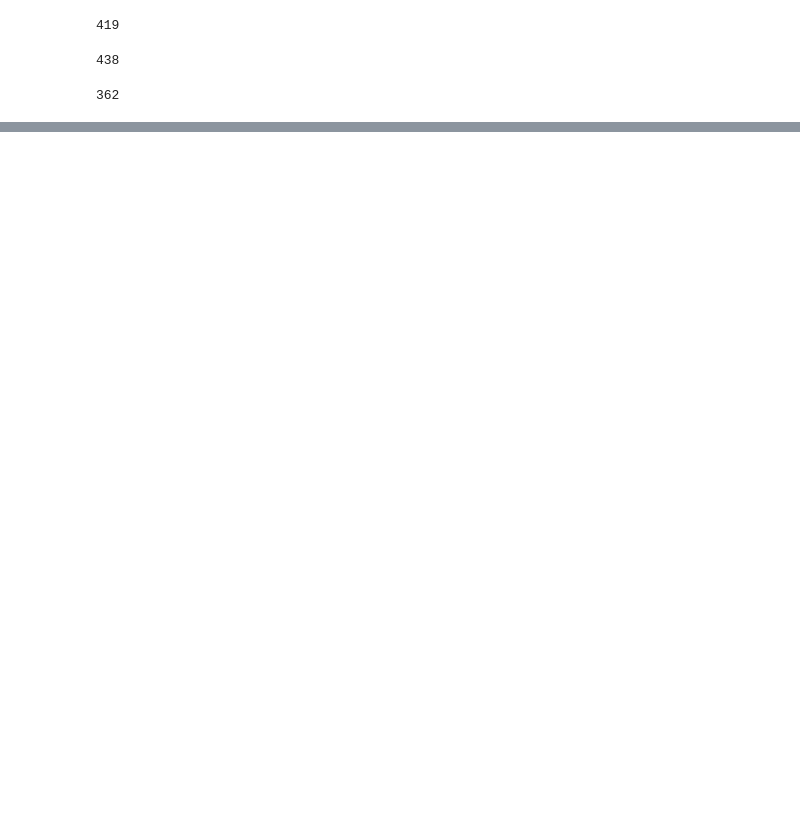
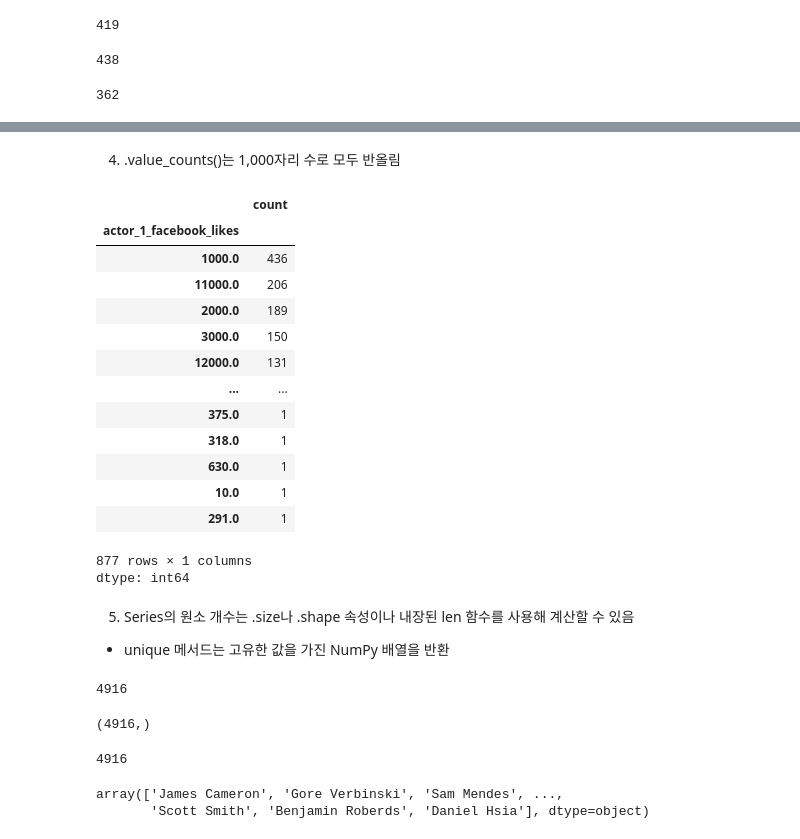
Before and after one commit to allyreum/R_study, a Jupyter notebook: Pandas_Cookbook_2e.ipynb, the cells around one changed output, grey strips where cells are left out. Drawn from its saved outputs; the diff is of its cells as text; code cells hidden in the pictures; blank space fills up the shorter version.

```diff
--- a/Pandas_Cookbook_2e.ipynb
+++ b/Pandas_Cookbook_2e.ipynb
@@ -165,0 +236,43 @@ len(s_attr_methods & df_attr_methods)
+# %% [markdown]
+
+
+4.   .value_counts()는 1,000자리 수로 모두 반올림
+# %%
+fb_likes.value_counts()
+# %% [output]
+|  | count |
+| actor_1_facebook_likes |  |
+| 1000.0 | 436 |
+| 11000.0 | 206 |
+| 2000.0 | 189 |
+| 3000.0 | 150 |
+| 12000.0 | 131 |
+| ... | ... |
+| 375.0 | 1 |
+| 318.0 | 1 |
+| 630.0 | 1 |
+| 10.0 | 1 |
+| 291.0 | 1 |
+877 rows × 1 columns
+dtype: int64
+# %% [markdown]
+5.   Series의 원소 개수는 .size나 .shape 속성이나 내장된 len 함수를 사용해 계산할 수 있음
+
+  - unique 메서드는 고유한 값을 가진 NumPy 배열을 반환
+# %%
+director.size
+# %% [output]
+4916
+# %%
+director.shape
+# %% [output]
+(4916,)
+# %%
+len(director)
+# %% [output]
+4916
+# %%
+director.unique()
+# %% [output]
+array(['James Cameron', 'Gore Verbinski', 'Sam Mendes', ...,
+       'Scott Smith', 'Benjamin Roberds', 'Daniel Hsia'], dtype=object)
```
Also changed, not shown: parts of 28 cells of this notebook.
